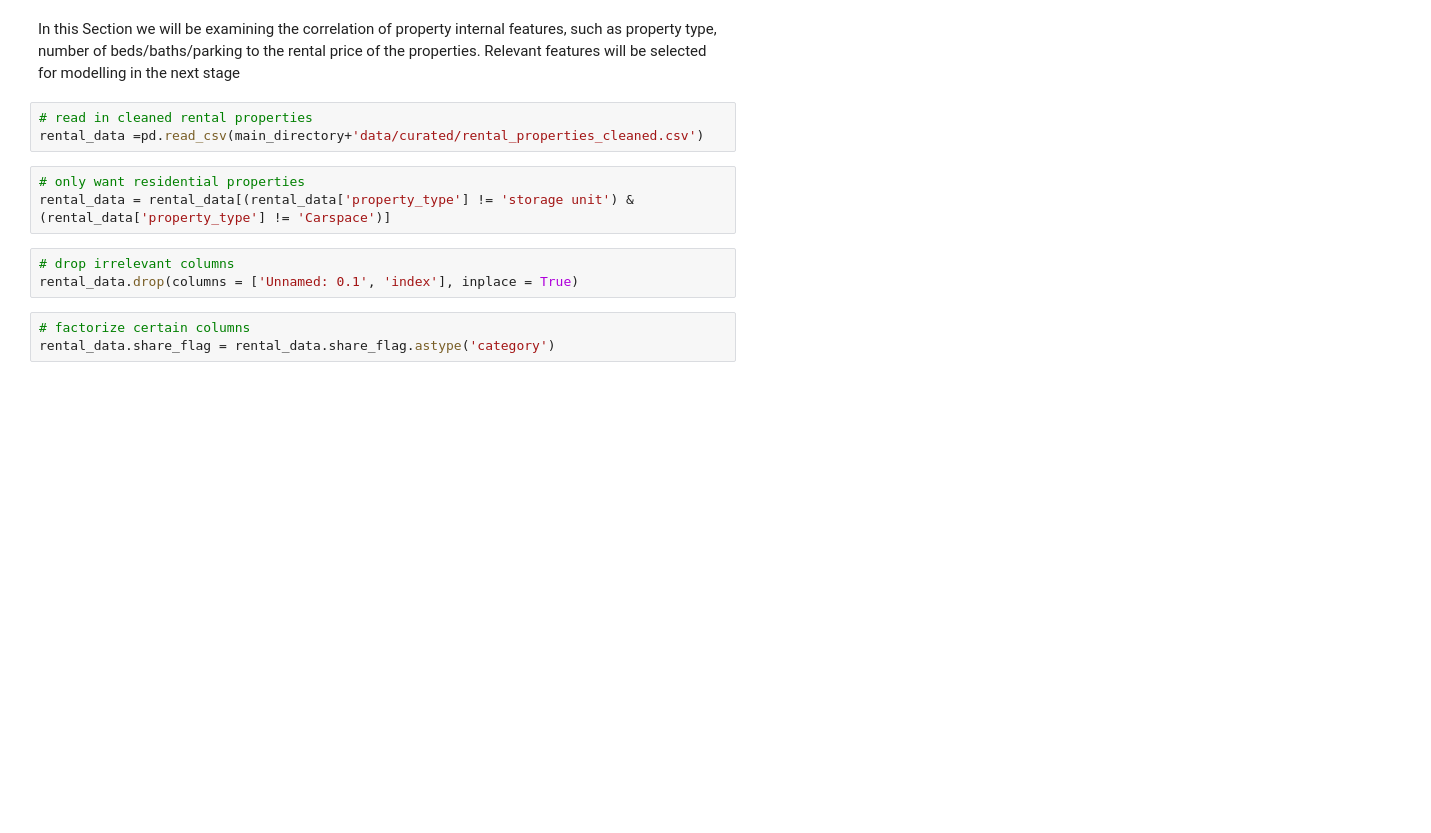
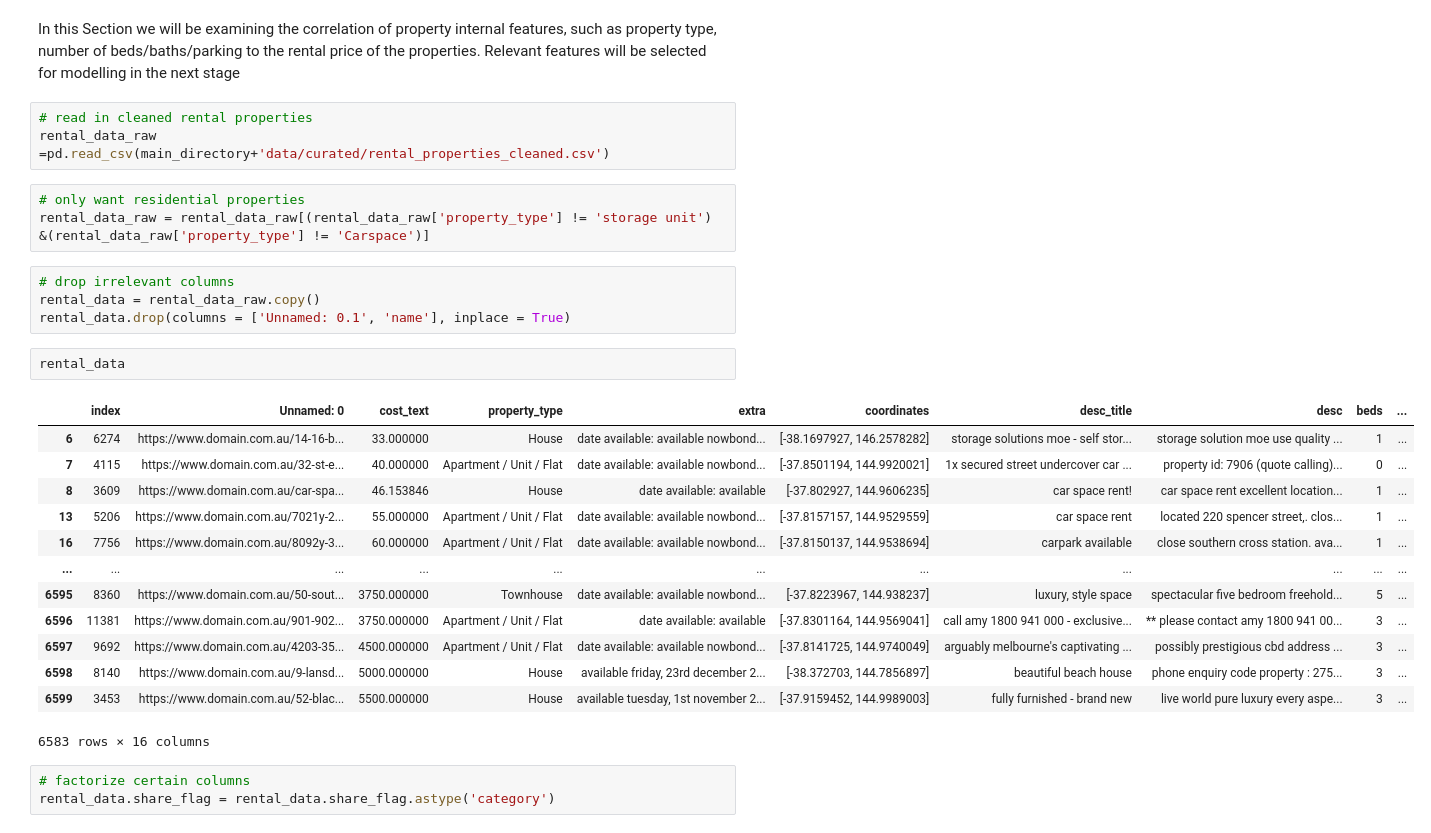
Before and after one commit to MAST30034-Applied-Data-Science/generic-real-estate-consulting-project-18, a Jupyter notebook: notebooks/Summary_notebook.ipynb, the cells around one changed output. Saved outputs shown, nothing was run; the diff lists cells and outputs as text; blank space fills up the shorter version.

```diff
--- a/notebooks/Summary_notebook.ipynb
+++ b/notebooks/Summary_notebook.ipynb
@@ -17,13 +17,30 @@ main_directory = os.getcwd().strip('notebooks')
 In this Section we will be examining the correlation of property internal features, such as property type, number of beds/baths/parking to the rental price of the properties. Relevant features will be selected for modelling in the next stage
 # %%
 # read in cleaned rental properties
-rental_data =pd.read_csv(main_directory+'data/curated/rental_properties_cleaned.csv')
+rental_data_raw =pd.read_csv(main_directory+'data/curated/rental_properties_cleaned.csv')
 # %%
 # only want residential properties
-rental_data = rental_data[(rental_data['property_type'] != 'storage unit') &(rental_data['property_type'] != 'Carspace')]
+rental_data_raw = rental_data_raw[(rental_data_raw['property_type'] != 'storage unit') &(rental_data_raw['property_type'] != 'Carspace')]
 # %%
 # drop irrelevant columns
-rental_data.drop(columns = ['Unnamed: 0.1', 'index'], inplace = True)
+rental_data = rental_data_raw.copy()
+rental_data.drop(columns = ['Unnamed: 0.1', 'name'], inplace = True)
+# %%
+rental_data
+# %% [output]
+|  | index | Unnamed: 0 | cost_text | property_type | extra | coordinates | desc_title | desc | beds | ... |
+| 6 | 6274 | https://www.domain.com.au/14-16-b... | 33.000000 | House | date available: available nowbond... | [-38.1697927, 146.2578282] | storage solutions moe - self stor... | storage solution moe use quality ... | 1 | ... |
+| 7 | 4115 | https://www.domain.com.au/32-st-e... | 40.000000 | Apartment / Unit / Flat | date available: available nowbond... | [-37.8501194, 144.9920021] | 1x secured street undercover car ... | property id: 7906 (quote calling)... | 0 | ... |
+| 8 | 3609 | https://www.domain.com.au/car-spa... | 46.153846 | House | date available: available | [-37.802927, 144.9606235] | car space rent! | car space rent excellent location... | 1 | ... |
+| 13 | 5206 | https://www.domain.com.au/7021y-2... | 55.000000 | Apartment / Unit / Flat | date available: available nowbond... | [-37.8157157, 144.9529559] | car space rent | located 220 spencer street,. clos... | 1 | ... |
+| 16 | 7756 | https://www.domain.com.au/8092y-3... | 60.000000 | Apartment / Unit / Flat | date available: available nowbond... | [-37.8150137, 144.9538694] | carpark available | close southern cross station. ava... | 1 | ... |
+| ... | ... | ... | ... | ... | ... | ... | ... | ... | ... | ... |
+| 6595 | 8360 | https://www.domain.com.au/50-sout... | 3750.000000 | Townhouse | date available: available nowbond... | [-37.8223967, 144.938237] | luxury, style space | spectacular five bedroom freehold... | 5 | ... |
+| 6596 | 11381 | https://www.domain.com.au/901-902... | 3750.000000 | Apartment / Unit / Flat | date available: available | [-37.8301164, 144.9569041] | call amy 1800 941 000 - exclusive... | ** please contact amy 1800 941 00... | 3 | ... |
+| 6597 | 9692 | https://www.domain.com.au/4203-35... | 4500.000000 | Apartment / Unit / Flat | date available: available nowbond... | [-37.8141725, 144.9740049] | arguably melbourne's captivating ... | possibly prestigious cbd address ... | 3 | ... |
+| 6598 | 8140 | https://www.domain.com.au/9-lansd... | 5000.000000 | House | available friday, 23rd december 2... | [-38.372703, 144.7856897] | beautiful beach house | phone enquiry code property : 275... | 3 | ... |
+| 6599 | 3453 | https://www.domain.com.au/52-blac... | 5500.000000 | House | available tuesday, 1st november 2... | [-37.9159452, 144.9989003] | fully furnished - brand new | live world pure luxury every aspe... | 3 | ... |
+6583 rows × 16 columns
 # %%
 # factorize certain columns
 rental_data.share_flag = rental_data.share_flag.astype('category')
```
Also changed, not shown: parts of 25 cells of this notebook, 8 other files.
